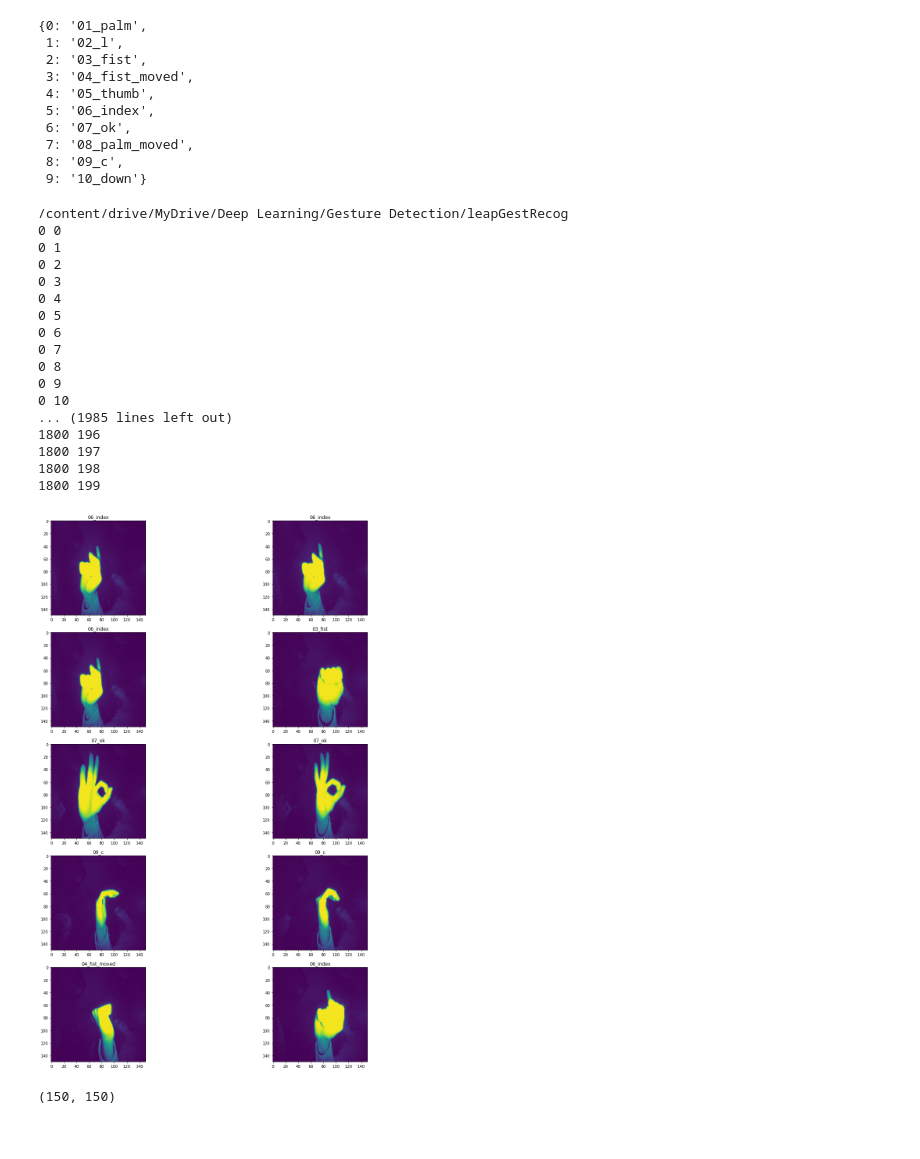
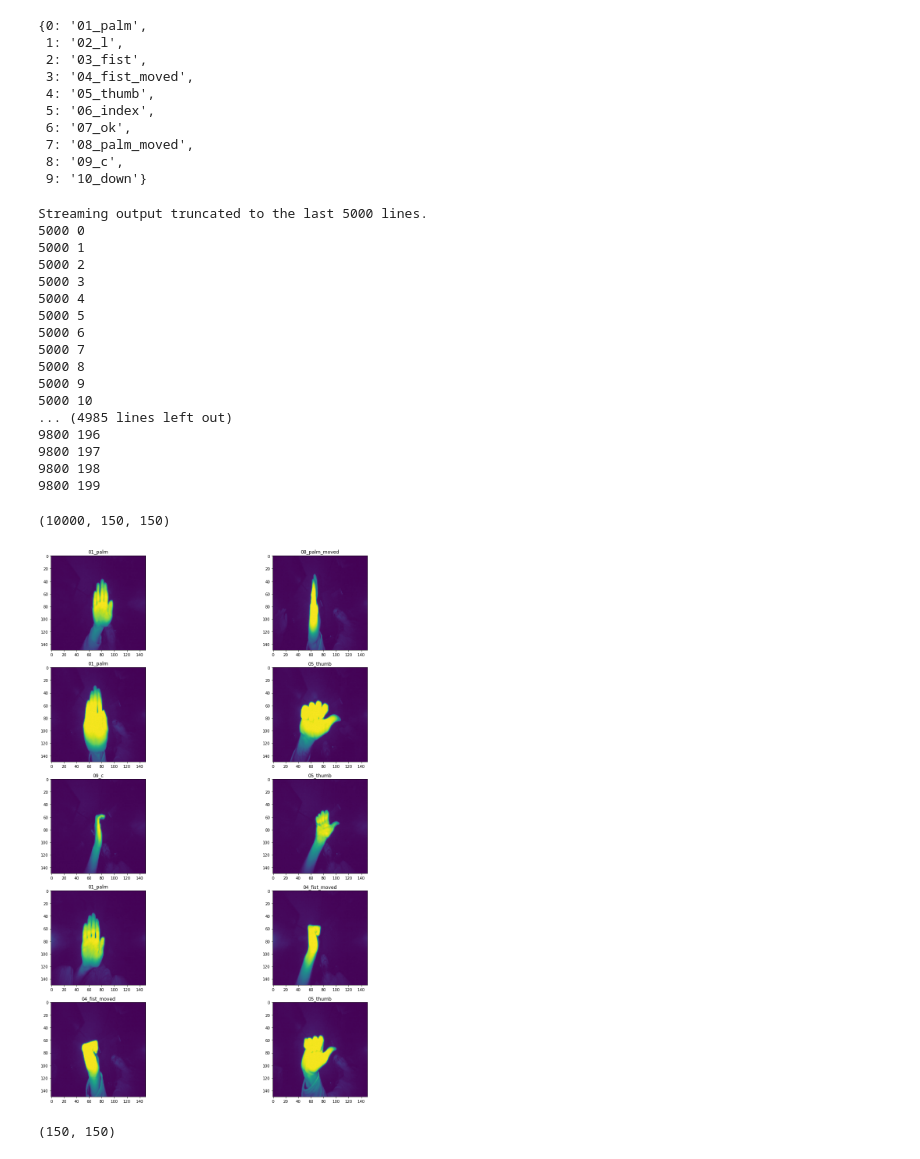
Before and after one commit to sidharrth2002/gesture-detection-vgg16, a Jupyter notebook: Gesture_Detection_with_Transfer_Learning_(VGG16).ipynb, the cells around one changed output. Drawn from its saved outputs; the diff is of its cells as text; code cells hidden in the pictures.

```diff
--- a/Gesture_Detection_with_Transfer_Learning_(VGG16).ipynb
+++ b/Gesture_Detection_with_Transfer_Learning_(VGG16).ipynb
@@ -40,40 +42,37 @@ numImages = 0
 newpath = path[:]
 print(newpath)
 
-i = 0
-for j in os.listdir(path + '/0' + str(i) + '/'):
-  if not j.startswith('.'):
-    countOfGesture = 0
-    for k in os.listdir(path + '/0' + str(i) + '/' + j + '/'):
-      newpath = path + '/0' + str(i) + '/' + j + '/' + k
-      img = cv2.imread(newpath, cv2.IMREAD_GRAYSCALE)
-      img = cv2.resize(img, (150, 150))
-      arr = np.array(img)
-      # arr = arr/255
-      x_data.append(arr)
-      print(numImages, countOfGesture)
-      countOfGesture += 1
-    y_values = np.full((countOfGesture, 1), lookup[j])
-    y_data.append(y_values)
-    numImages += countOfGesture
-
-x_data = np.array(x_data)
-y_data = np.array(y_data)
+for i in range(5):
+  for j in os.listdir(path + '/0' + str(i) + '/'):
+    if not j.startswith('.'):
+      countOfGesture = 0
+      for k in os.listdir(path + '/0' + str(i) + '/' + j + '/'):
+        newpath = path + '/0' + str(i) + '/' + j + '/' + k
+        img = cv2.imread(newpath, cv2.IMREAD_GRAYSCALE)
+        img = cv2.resize(img, (150, 150))
+        arr = np.array(img)
+        # arr = arr/255
+        x_data.append(arr)
+        print(numImages, countOfGesture)
+        countOfGesture += 1
+      y_values = np.full((countOfGesture, 1), lookup[j])
+      y_data.append(y_values)
+      numImages += countOfGesture
 # %% [output]
-/content/drive/MyDrive/Deep Learning/Gesture Detection/leapGestRecog
-0 0
-0 1
-0 2
-0 3
-0 4
-0 5
-0 6
-0 7
-0 8
-0 9
-0 10
-... (1985 lines left out)
-1800 196
-1800 197
-1800 198
-1800 199
+Streaming output truncated to the last 5000 lines.
+5000 0
+5000 1
+5000 2
+5000 3
+5000 4
+5000 5
+5000 6
+5000 7
+5000 8
+5000 9
+5000 10
+... (4985 lines left out)
+9800 196
+9800 197
+9800 198
+9800 199
@@ -80,21 +82,26 @@ y_data = np.array(y_data)
 # %%
 y_data = y_data.reshape(numImages, 1)
+# %%
+x_data_cut = x_data[:13800]
+x_data_cut.shape
+# %% [output]
+(10000, 150, 150)
 # %%
 import matplotlib.pyplot as plt
 import random
 
 fig, ax = plt.subplots(5,2)
 fig.set_size_inches(20,20)
 
 for i in range(5):
   for j in range(2):
     l = random.randint(0, len(y_data))
-    ax[i, j].imshow(x_data[l])
+    ax[i, j].imshow(x_data_cut[l])
     ax[i,j].set_title(reverselookup[y_data[l,0]])
 
 plt.tight_layout()
 # %% [output]
-[figure, old version]
+[figure, new version]
 # %%
 x_data[0].shape
 # %% [output]
```
Also changed, not shown: parts of 16 cells of this notebook.
